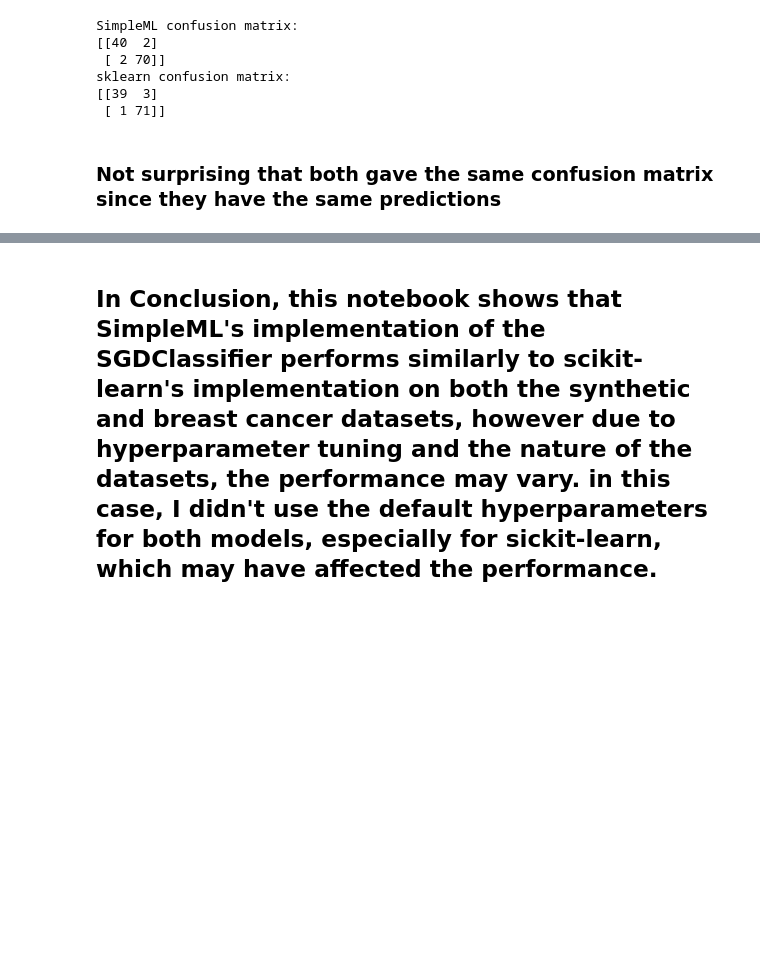
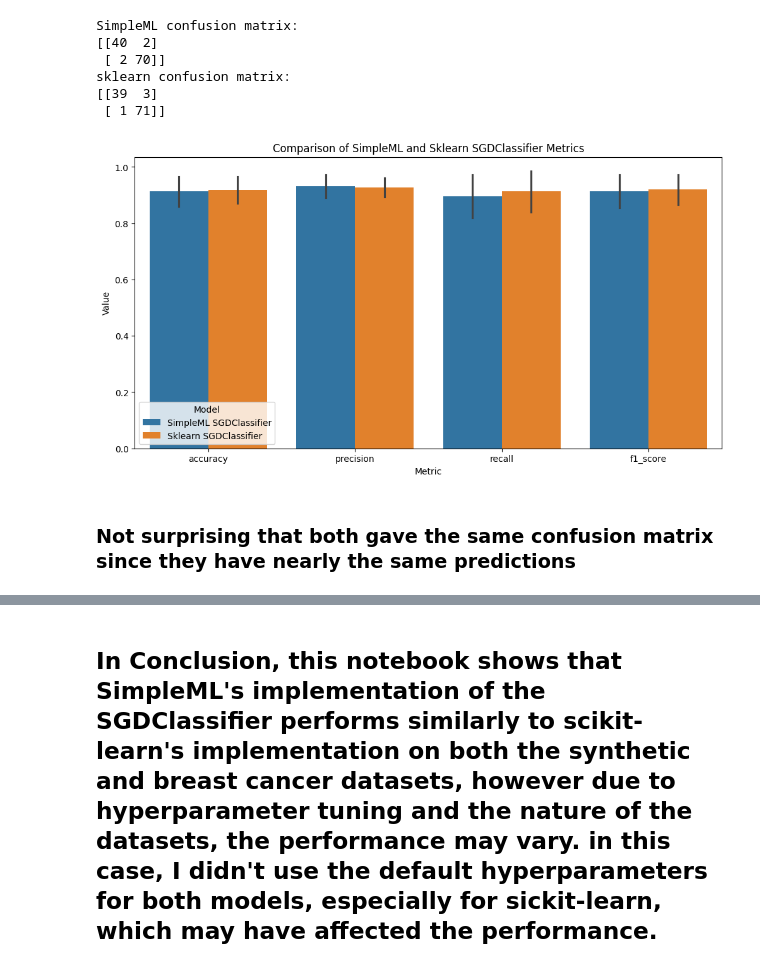
Before and after one commit to AhmedElshazlyAE/Creating-my-own-models-NO-Scikit-learn-StatsModels-Etc, a Jupyter notebook: examples/classification_comparison.ipynb, the cells around one changed output, grey strips where cells are left out. Saved outputs shown, nothing was run; the diff lists cells and outputs as text; code cells hidden in the pictures; blank space fills up the shorter version.

```diff
--- a/examples/classification_comparison.ipynb
+++ b/examples/classification_comparison.ipynb
@@ -139,5 +114,20 @@ SimpleML confusion matrix:
 sklearn confusion matrix:
 [[39  3]
  [ 1 71]]
+# %%
+# plotting a grouped bar chart to compare the metrics of both models
+import matplotlib.pyplot as plt
+import seaborn as sns
+# melt the results dataframe for easier plotting
+melted_results = results_df.melt(id_vars=["model", "dataset"], var_name="metric", value_name="value")
+plt.figure(figsize=(12, 6))
+sns.barplot(data=melted_results, x="metric", y="value", hue="model")
+plt.title("Comparison of SimpleML and Sklearn SGDClassifier Metrics")
+plt.xlabel("Metric")
+plt.ylabel("Value")
+plt.legend(title="Model")
+plt.show()
+# %% [output]
+[figure, added]
 # %% [markdown]
-### Not surprising that both gave the same confusion matrix since they have the same predictions
+### Not surprising that both gave the same confusion matrix since they have nearly the same predictions
```
Also changed, not shown: parts of 5 cells of this notebook, 1 other file.
